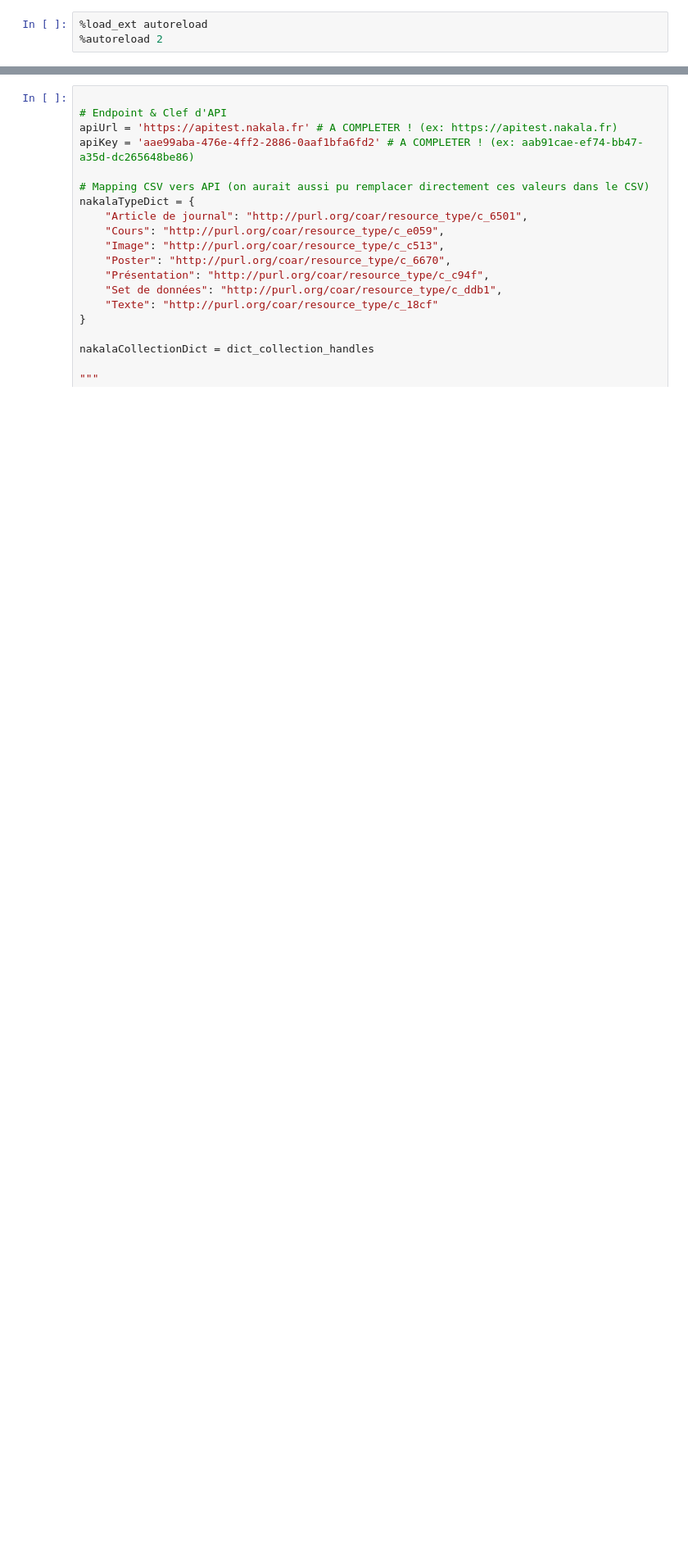
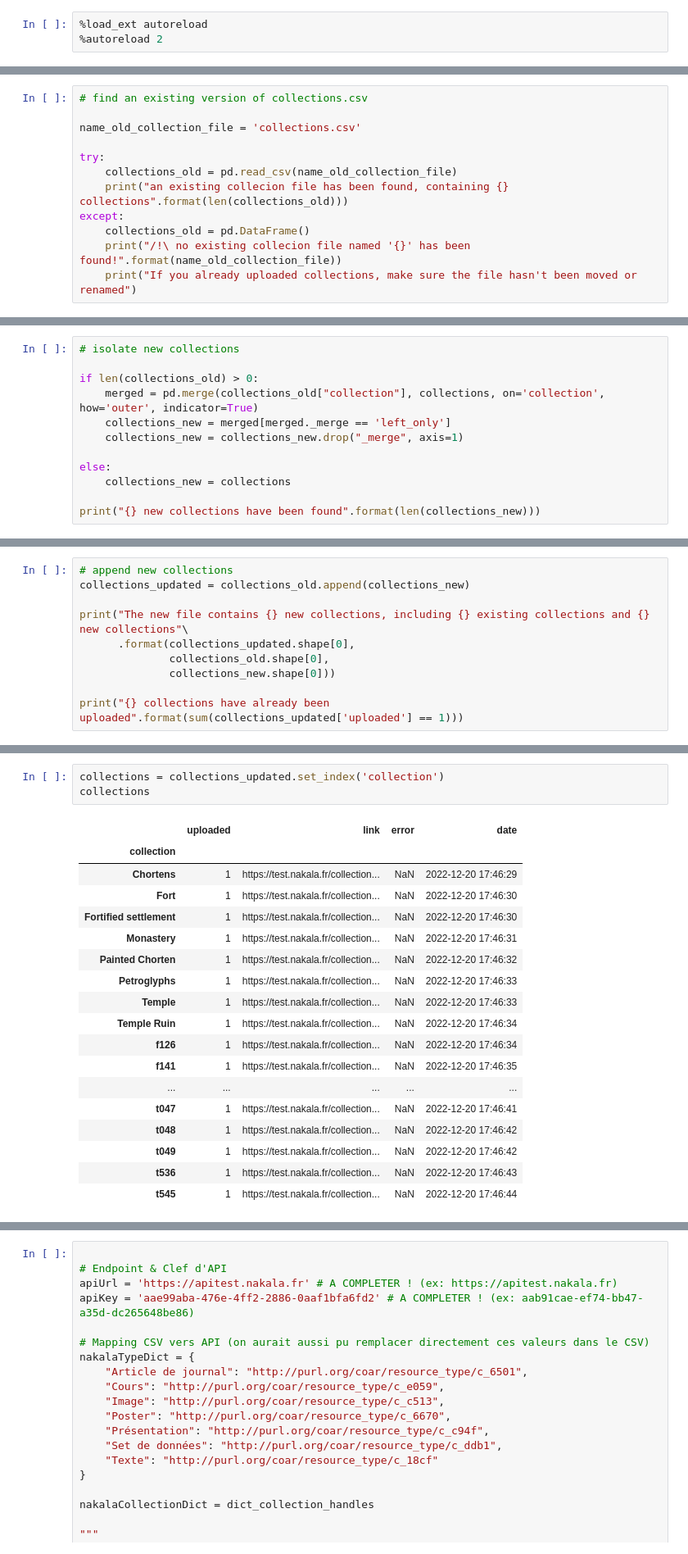
Before and after one commit to gbizel/nakala-archiving, a Jupyter notebook: upload.ipynb, the cells around one changed output, grey strips where cells are left out. Shown at 82% size. Cells and saved outputs as stored; diff of their text form; blank space fills up the shorter version.

Commit message:
upload collection robustness
upload is now robust to the addition of new collections

```diff
--- a/upload.ipynb
+++ b/upload.ipynb
@@ -163,0 +74,12 @@ dict_collection_handles
+# %%
+# find an existing version of collections.csv
+
+name_old_collection_file = 'collections.csv'
+
+try:
+    collections_old = pd.read_csv(name_old_collection_file)
+    print("an existing collecion file has been found, containing {} collections".format(len(collections_old)))
+except:
+    collections_old = pd.DataFrame()
+    print("/!\ no existing collecion file named '{}' has been found!".format(name_old_collection_file))
+    print("If you already uploaded collections, make sure the file hasn't been moved or renamed")
@@ -163,0 +88,12 @@ dict_collection_handles
+# %%
+# isolate new collections
+
+if len(collections_old) > 0:
+    merged = pd.merge(collections_old["collection"], collections, on='collection', how='outer', indicator=True)
+    collections_new = merged[merged._merge == 'left_only']
+    collections_new = collections_new.drop("_merge", axis=1)
+
+else:
+    collections_new = collections
+
+print("{} new collections have been found".format(len(collections_new)))
@@ -163,0 +102,10 @@ dict_collection_handles
+# %%
+# append new collections
+collections_updated = collections_old.append(collections_new)
+
+print("The new file contains {} new collections, including {} existing collections and {} new collections"\
+      .format(collections_updated.shape[0],
+              collections_old.shape[0],
+              collections_new.shape[0]))
+
+print("{} collections have already been uploaded".format(sum(collections_updated['uploaded'] == 1)))
@@ -163,0 +115,22 @@ dict_collection_handles
+# %%
+collections = collections_updated.set_index('collection')
+collections
+# %% [output]
+|  | uploaded | link | error | date |
+| collection |  |  |  |  |
+| Chortens | 1 | https://test.nakala.fr/collection... | NaN | 2022-12-20 17:46:29 |
+| Fort | 1 | https://test.nakala.fr/collection... | NaN | 2022-12-20 17:46:30 |
+| Fortified settlement | 1 | https://test.nakala.fr/collection... | NaN | 2022-12-20 17:46:30 |
+| Monastery | 1 | https://test.nakala.fr/collection... | NaN | 2022-12-20 17:46:31 |
+| Painted Chorten | 1 | https://test.nakala.fr/collection... | NaN | 2022-12-20 17:46:32 |
+| Petroglyphs | 1 | https://test.nakala.fr/collection... | NaN | 2022-12-20 17:46:33 |
+| Temple | 1 | https://test.nakala.fr/collection... | NaN | 2022-12-20 17:46:33 |
+| Temple Ruin | 1 | https://test.nakala.fr/collection... | NaN | 2022-12-20 17:46:34 |
+| f126 | 1 | https://test.nakala.fr/collection... | NaN | 2022-12-20 17:46:34 |
+| f141 | 1 | https://test.nakala.fr/collection... | NaN | 2022-12-20 17:46:35 |
+| ... | ... | ... | ... | ... |
+| t047 | 1 | https://test.nakala.fr/collection... | NaN | 2022-12-20 17:46:41 |
+| t048 | 1 | https://test.nakala.fr/collection... | NaN | 2022-12-20 17:46:42 |
+| t049 | 1 | https://test.nakala.fr/collection... | NaN | 2022-12-20 17:46:42 |
+| t536 | 1 | https://test.nakala.fr/collection... | NaN | 2022-12-20 17:46:43 |
+| t545 | 1 | https://test.nakala.fr/collection... | NaN | 2022-12-20 17:46:44 |
```
Also changed, not shown: parts of 21 cells of this notebook, 2 other files.
